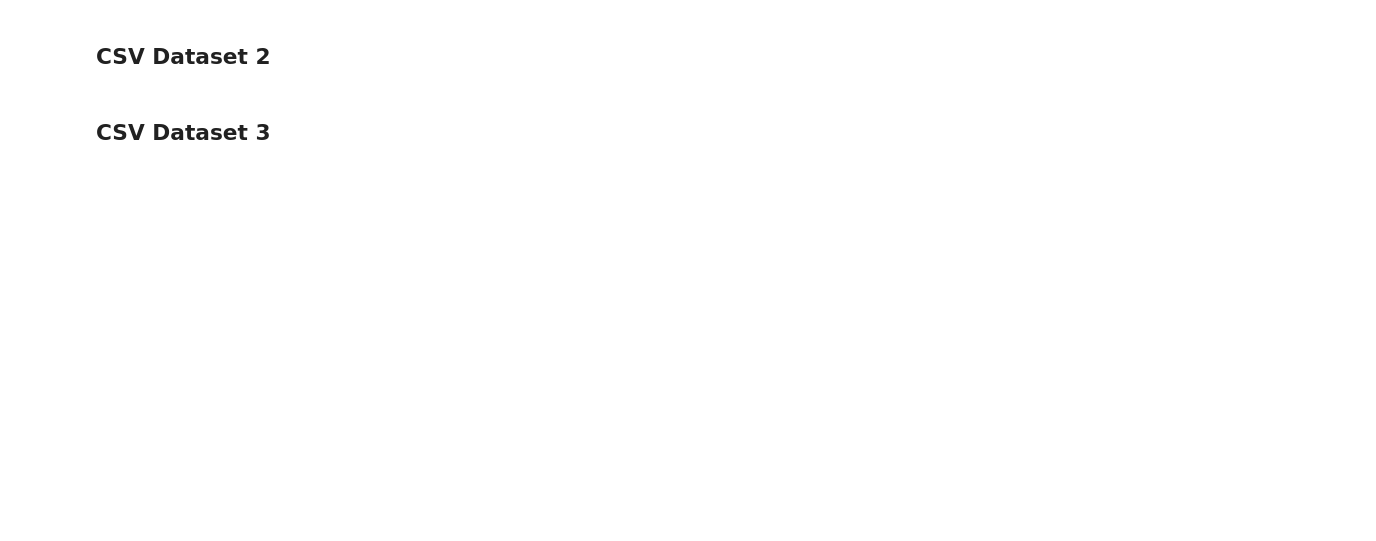
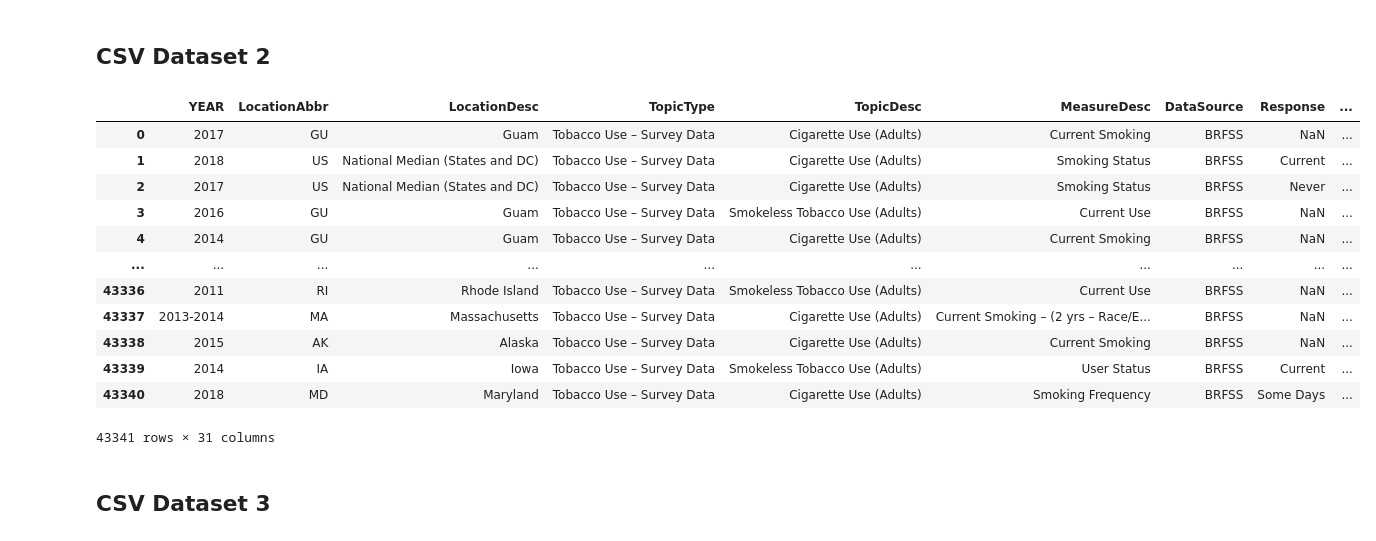
Before and after one commit to bonitr02/datasci_1_loading, a Jupyter notebook: HHA507_wk1_datasci_1_loading.ipynb, the cells around one changed output. Drawn from its saved outputs; the diff is of its cells as text; code cells hidden in the pictures; blank space fills up the shorter version.

```diff
--- a/HHA507_wk1_datasci_1_loading.ipynb
+++ b/HHA507_wk1_datasci_1_loading.ipynb
@@ -9,4 +39,21 @@ import pandas as pd
 # %% [markdown]
 ## CSV Dataset 2
+# %%
+tobacco_use = pd.read_csv('/content/BehavioralRisk_Tobacco.csv')
+tobacco_use
+# %% [output]
+|  | YEAR | LocationAbbr | LocationDesc | TopicType | TopicDesc | MeasureDesc | DataSource | Response | ... |
+| 0 | 2017 | GU | Guam | Tobacco Use – Survey Data | Cigarette Use (Adults) | Current Smoking | BRFSS | NaN | ... |
+| 1 | 2018 | US | National Median (States and DC) | Tobacco Use – Survey Data | Cigarette Use (Adults) | Smoking Status | BRFSS | Current | ... |
+| 2 | 2017 | US | National Median (States and DC) | Tobacco Use – Survey Data | Cigarette Use (Adults) | Smoking Status | BRFSS | Never | ... |
+| 3 | 2016 | GU | Guam | Tobacco Use – Survey Data | Smokeless Tobacco Use (Adults) | Current Use | BRFSS | NaN | ... |
+| 4 | 2014 | GU | Guam | Tobacco Use – Survey Data | Cigarette Use (Adults) | Current Smoking | BRFSS | NaN | ... |
+| ... | ... | ... | ... | ... | ... | ... | ... | ... | ... |
+| 43336 | 2011 | RI | Rhode Island | Tobacco Use – Survey Data | Smokeless Tobacco Use (Adults) | Current Use | BRFSS | NaN | ... |
+| 43337 | 2013-2014 | MA | Massachusetts | Tobacco Use – Survey Data | Cigarette Use (Adults) | Current Smoking – (2 yrs – Race/E... | BRFSS | NaN | ... |
+| 43338 | 2015 | AK | Alaska | Tobacco Use – Survey Data | Cigarette Use (Adults) | Current Smoking | BRFSS | NaN | ... |
+| 43339 | 2014 | IA | Iowa | Tobacco Use – Survey Data | Smokeless Tobacco Use (Adults) | User Status | BRFSS | Current | ... |
+| 43340 | 2018 | MD | Maryland | Tobacco Use – Survey Data | Cigarette Use (Adults) | Smoking Frequency | BRFSS | Some Days | ... |
+43341 rows × 31 columns
 # %% [markdown]
 ## CSV Dataset 3
```
Also changed, not shown: parts of 10 cells of this notebook.
